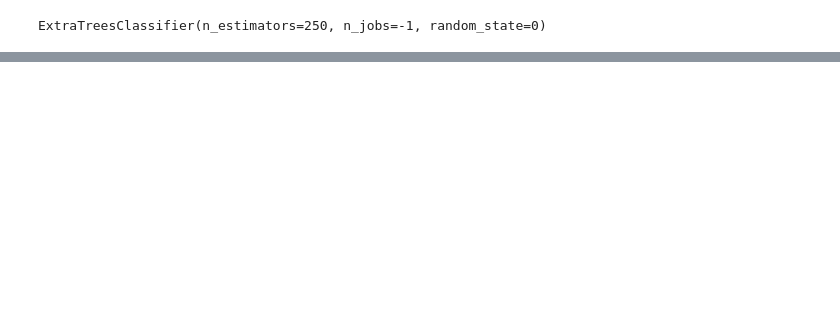
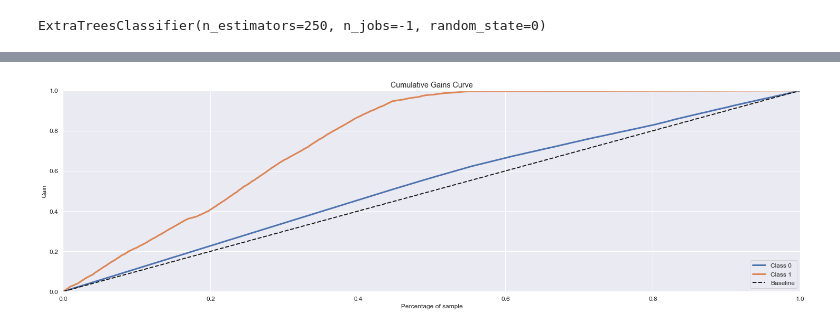
Before and after one commit to Lucas-Okamura/Health-Insurance-Cross-Sell, a Jupyter notebook: Health_Insurance_Cross_Sell.ipynb, the cells around one changed output, grey strips where cells are left out. Saved outputs shown, nothing was run; the diff lists cells and outputs as text; code cells hidden in the pictures; blank space fills up the shorter version.

Commit message:
Started Model Performance

```diff
--- a/Health_Insurance_Cross_Sell.ipynb
+++ b/Health_Insurance_Cross_Sell.ipynb
@@ -860,0 +890,16 @@ skplt.metrics.plot_cumulative_gain( y_val, yhat_lr );
+# %%
+#model
+rf = RandomForestClassifier(n_jobs = -1)
+with open("./models/model_rf.pkl", "wb") as file:
+    pickle.dump(rf, file)
+
+#fit model
+rf.fit(X_train,y_train)
+
+#predict proba
+yhat_rf = rf.predict_proba(X_val)
+# %%
+## Accumulative Gain
+skplt.metrics.plot_cumulative_gain( y_val, yhat_rf );
+# %% [output]
+[figure, added]
```
Also changed, not shown: parts of 47 cells of this notebook, 2 other files.
